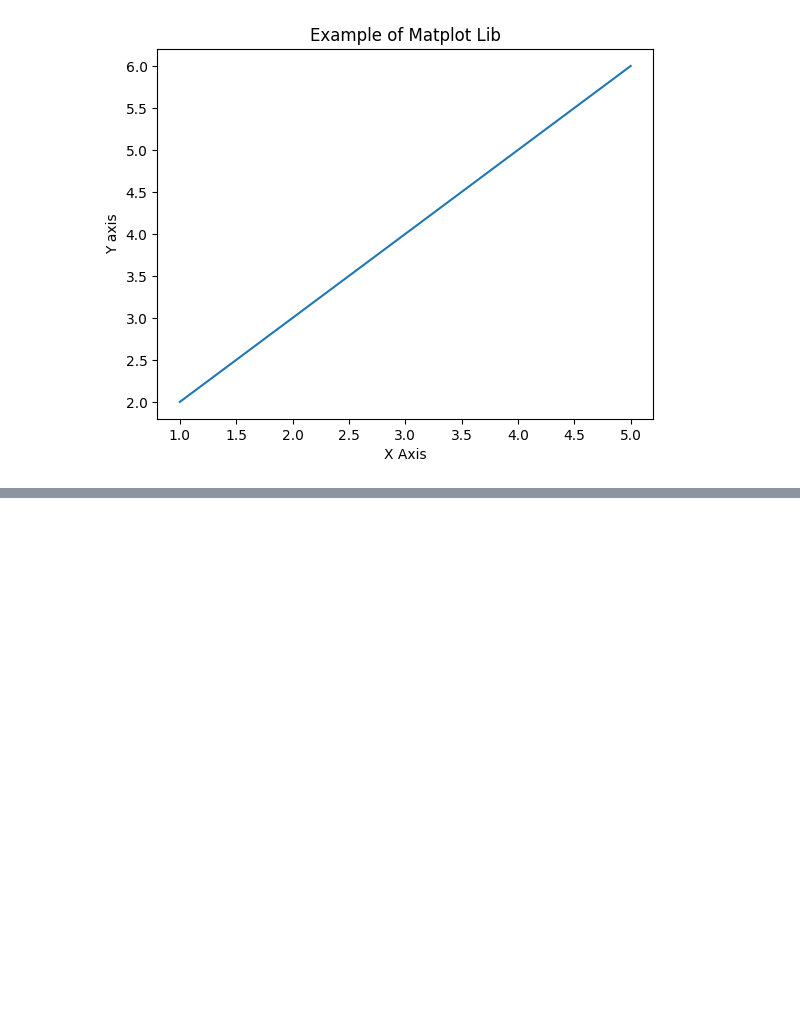
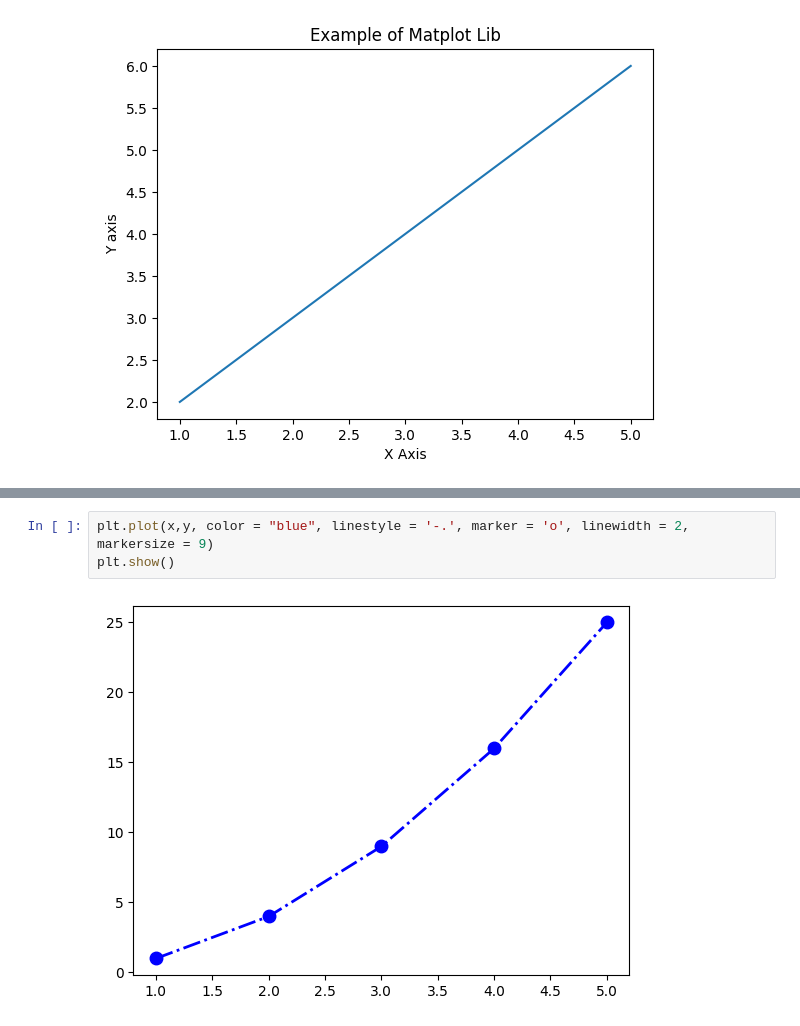
Before and after one commit to ShivamAttri05/Data_Science_Progress, a Jupyter notebook: Python/Chapter-10/10.5-Matplotlib.ipynb, the cells around one changed output, grey strips where cells are left out. Saved outputs shown, nothing was run; the diff lists cells and outputs as text; blank space fills up the shorter version.

```diff
--- a/Python/Chapter-10/10.5-Matplotlib.ipynb
+++ b/Python/Chapter-10/10.5-Matplotlib.ipynb
@@ -27,0 +42,5 @@ plt.show()
+# %%
+plt.plot(x,y, color = "blue", linestyle = '-.', marker = 'o', linewidth = 2, markersize = 9)
+plt.show()
+# %% [output]
+[figure, added]
```
Also changed, not shown: parts of 8 cells of this notebook.
